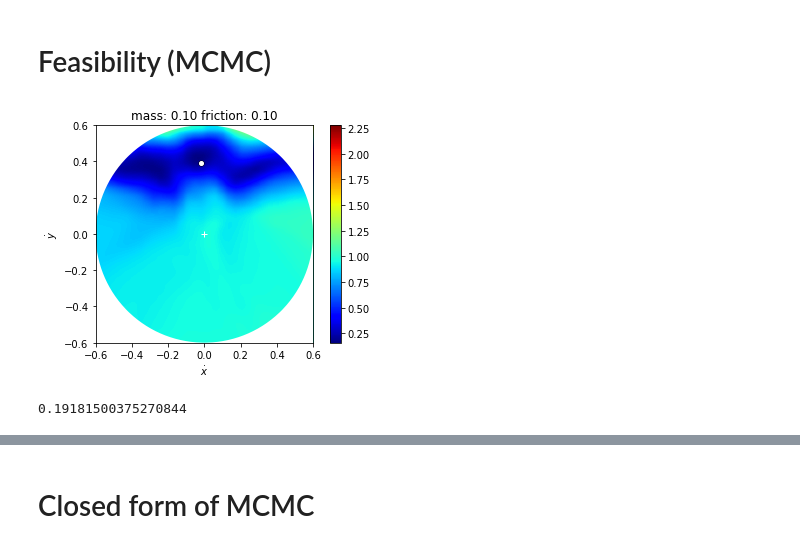
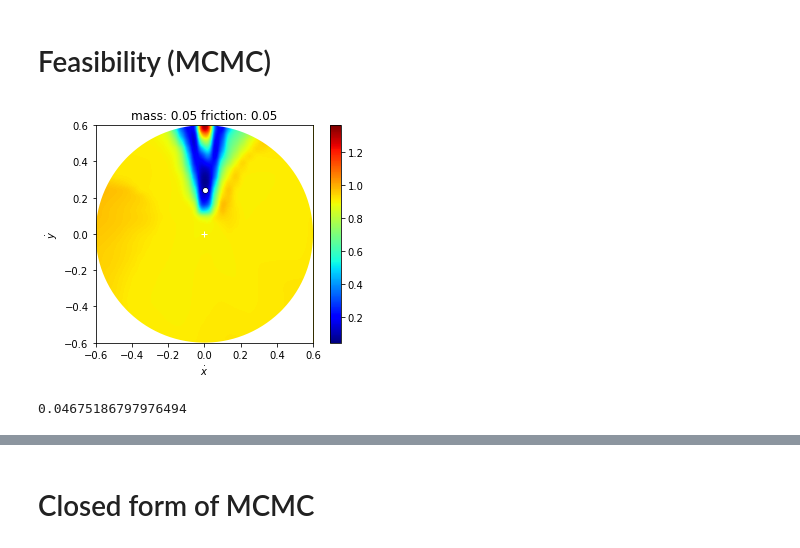
Before and after one commit to JoshuaHaustein/oracle_server, a Jupyter notebook: oracle_real.ipynb, the cells around one changed output, grey strips where cells are left out. Drawn from its saved outputs; the diff is of its cells as text; code cells hidden in the pictures.

```diff
--- a/oracle_real.ipynb
+++ b/oracle_real.ipynb
@@ -184,7 +266,8 @@ class Normalization(torch.nn.Module):
         self.register_buffer('std', torch.ones(n_features))
 
     def forward(self, x):
-        return (x - Variable(self.mean)) / Variable(self.std)
+        y = (x - Variable(self.mean)) / (Variable(self.std) + 1e-9)
+        return y.clamp(-5, 5)
 
 class NormalizationInverse(torch.nn.Module):
 
@@ -419,8 +612,8 @@ Variable containing:
 # %%
-def plot_q(π=None, X=None, G=None, duration=0.6, mass=0.05, friction=0.01):
+def plot_q(π=None, X=None, G=None, duration=0.6, mass=0.10, friction=0.05):
     reward.eval()
     variance.eval()
-    obj_x = 0.0; obj_y = 0.3
+    obj_x = 0.0; obj_y = -0.3
     width = 0.10
     if X is None:
         X = Variable(torch.cuda.FloatTensor([[obj_x, obj_y, 0.0, width, width, mass, friction]]))
@@ -471,10 +664,11 @@ def plot_q(π=None, X=None, G=None, duration=0.6, mass=0.05, friction=0.01):
     ax.set_xlabel('$\dot{x}$')
     ax.set_ylabel('$\dot{y}$')
     plt.colorbar(mappable=mappable)
-    plt.savefig('mass{}friction{}.png'.format(mass, friction))
+    #plt.savefig('mass{}friction{}.png'.format(mass, friction))
     plt.show()
 
-X, U, Y = next(iter(dataloader_val))
+val_iter = iter(dataloader_val)
+X, U, Y = next(val_iter)
 X, U, Y = map(lambda x: Variable(x.cuda()), [X, U, Y])
 plot_q(X=X, G=Y)
 #plot_q(friction=0.05, mass=0.05)
@@ -484,0 +734,17 @@ plot_q(X=X, G=Y)
+# %%
+with open('notebook_models/mock/reward.pt', 'rb') as f:
+    reward.load_state_dict(pickle.load(f))
+with open('notebook_models/mock/variance.pt', 'rb') as f:
+    variance.load_state_dict(pickle.load(f))
+with open('notebook_models/mock/norm_x.pt', 'rb') as f:
+    norm_x.load_state_dict(pickle.load(f))
+with open('notebook_models/mock/norm_u.pt', 'rb') as f:
+    norm_u.load_state_dict(pickle.load(f))
+with open('notebook_models/mock/norm_y.pt', 'rb') as f:
+    norm_y.load_state_dict(pickle.load(f))
+with open('notebook_models/mock/norminv_x.pt', 'rb') as f:
+    norminv_x.load_state_dict(pickle.load(f))
+with open('notebook_models/mock/norminv_u.pt', 'rb') as f:
+    norminv_u.load_state_dict(pickle.load(f))
+with open('notebook_models/mock/norminv_y.pt', 'rb') as f:
+    norminv_y.load_state_dict(pickle.load(f))
@@ -537,9 +840,9 @@ Normalization (
 time_str = datetime.datetime.now().strftime('%H:%M')
 reward.eval()
 variance.eval()
-logger_policy = SummaryWriter('runs/policy-{}-mse-train'.format(time_str))
+logger_policy = SummaryWriter('runs/mock-policy-{}-mse-train'.format(time_str))
 step = -1
-n_steps = 40000
+n_steps = 100000
 while True:
     for X, _, Y in dataloader_train:
         π.train()
@@ -673,37 +1023,37 @@ class ExpectedDistanceProduction(torch.nn.Module):
         self.variance = variance_model
         self.x_norm = x_norm
         self.u_norm = u_norm
         self.g_norm = y_norm
         self.register_buffer(
             'weights',
             torch.FloatTensor([1.0, 1.0, 0.1])
         )
 
     def forward(self, x, g):
         """
-        Variables should all be normalized!
+        Variables should not be normalized!
         Goal is relative object! G_rel = (G - X)
         Goal is normalized with same as Y = (X' - X)
         """
         x = self.x_norm(x)
         g = self.g_norm(g)
         u = self.u_norm(self.policy(x, g))
         mean = self.mean(x, u)
         var = self.variance(x, u)
         return ((var + (mean - g) ** 2) * Variable(self.weights)).mean(dim=1)
 
 
 edp = ExpectedDistanceProduction(π, mean_model=reward, variance_model=variance, x_norm=norm_x, u_norm=norm_u, y_norm=norm_y).cuda()
 #X, U, G = next(iter(dataloader_val))
 #X, U, G = map(lambda x: Variable(x.cuda()), [X, U, G])
-X = Variable(torch.cuda.FloatTensor([[0.0, 0.3, 0.0, 0.1, 0.1, 0.1, 0.1]]))
-G = Variable(torch.cuda.FloatTensor([[0.0, 0.2, 0.0]]))
+X = Variable(torch.cuda.FloatTensor([[0.0, 0.2, 0.0, 0.1, 0.1, 0.05, 0.05]]))
+G = Variable(torch.cuda.FloatTensor([[0.0, 0.1, 0.0]]))
 plot_q(X=X, G=G, π=π)
 edp.cpu()
-with open('saved_models/expected_distance.pkl', 'wb') as f:
-    pickle.dump(edp.state_dict(), f)
+#with open('saved_models/expected_distance.pkl', 'wb') as f:
+#    pickle.dump(edp.state_dict(), f)
 edp.cuda()
 edp(X[:1, :], G[:1, :]).cpu().data[0]
 # %% [output]
-[figure, old version]
+[figure, new version]
-0.19181500375270844
+0.04675186797976494
```
Also changed, not shown: parts of 39 cells of this notebook, 8 other files.
